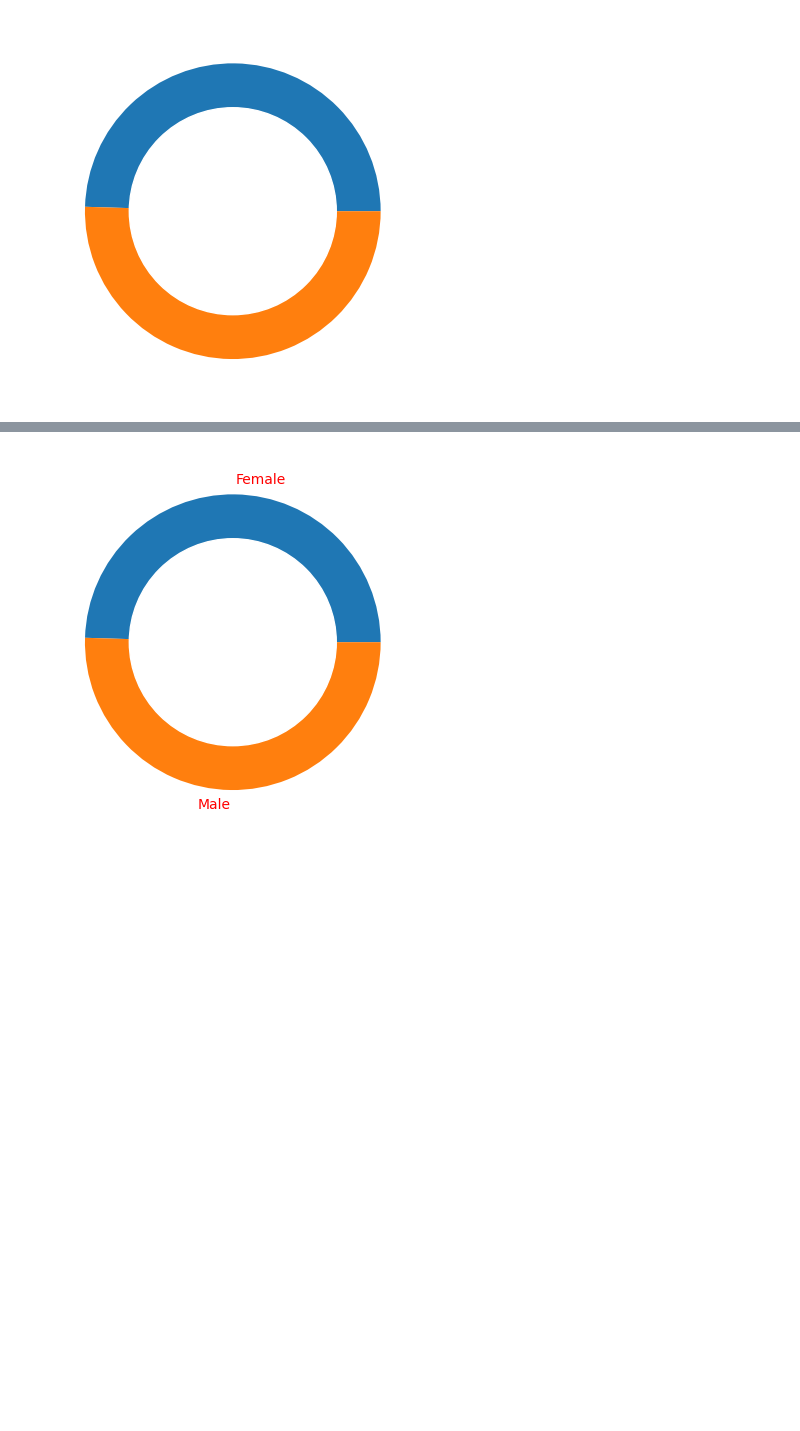
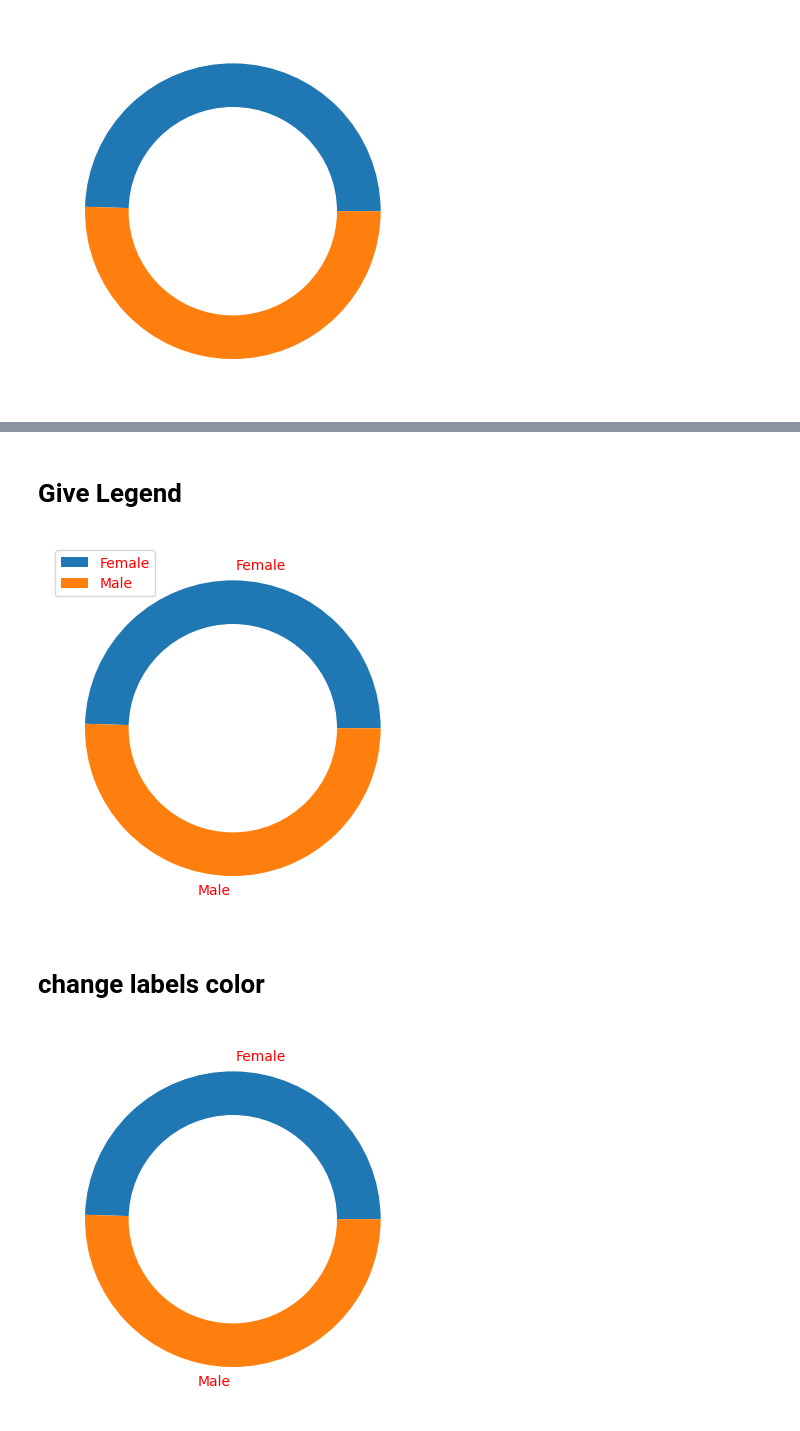
Before and after one commit to pritomsh/donutplot-with-matplotlib, a Jupyter notebook: donutplot-with-matplotlib.ipynb, the cells around one changed output, grey strips where cells are left out. Cells and saved outputs as stored; diff of their text form; code cells hidden in the pictures; blank space fills up the shorter version.

```diff
--- a/donutplot-with-matplotlib.ipynb
+++ b/donutplot-with-matplotlib.ipynb
@@ -76,3 +82,24 @@ plt.show()
+# %% [markdown]
+# Give Legend
+# %%
+# Create a pieplot
+
+
+plt.pie(values, labels=labels,)
+plt.legend(loc='upper left')
+
+
+# add a circle at the center to transform it in a donut chart
+my_circle=plt.Circle( (0,0), 0.7, color='white')
+p=plt.gcf()
+p.gca().add_artist(my_circle)
+
+#show plot
+plt.show()
+# %% [output]
+[figure, added]
+# %% [markdown]
+# change labels color
 # %%
 # It is possible to change the colors of labels with rcParams:
 
```
Also changed, not shown: parts of 12 cells of this notebook.
